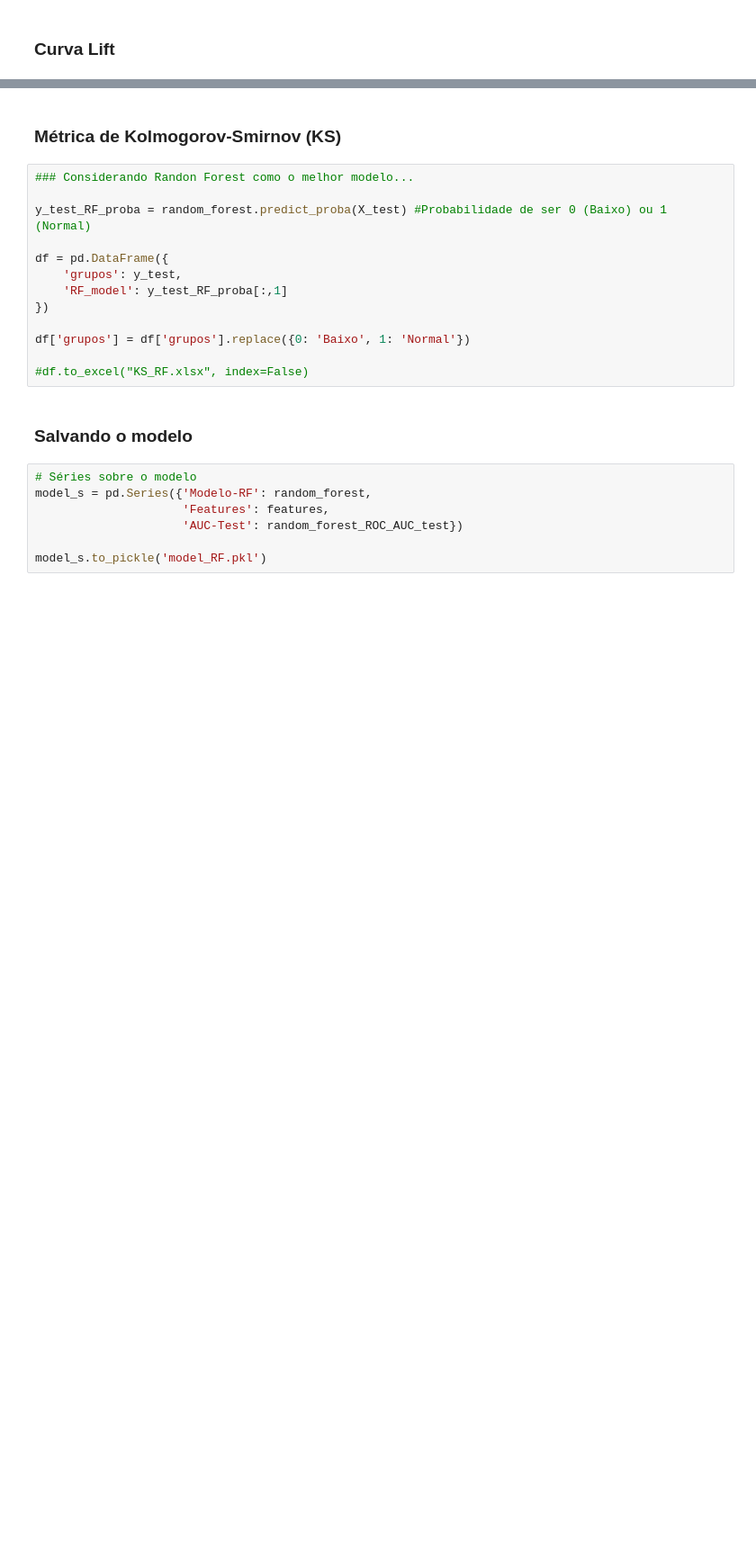
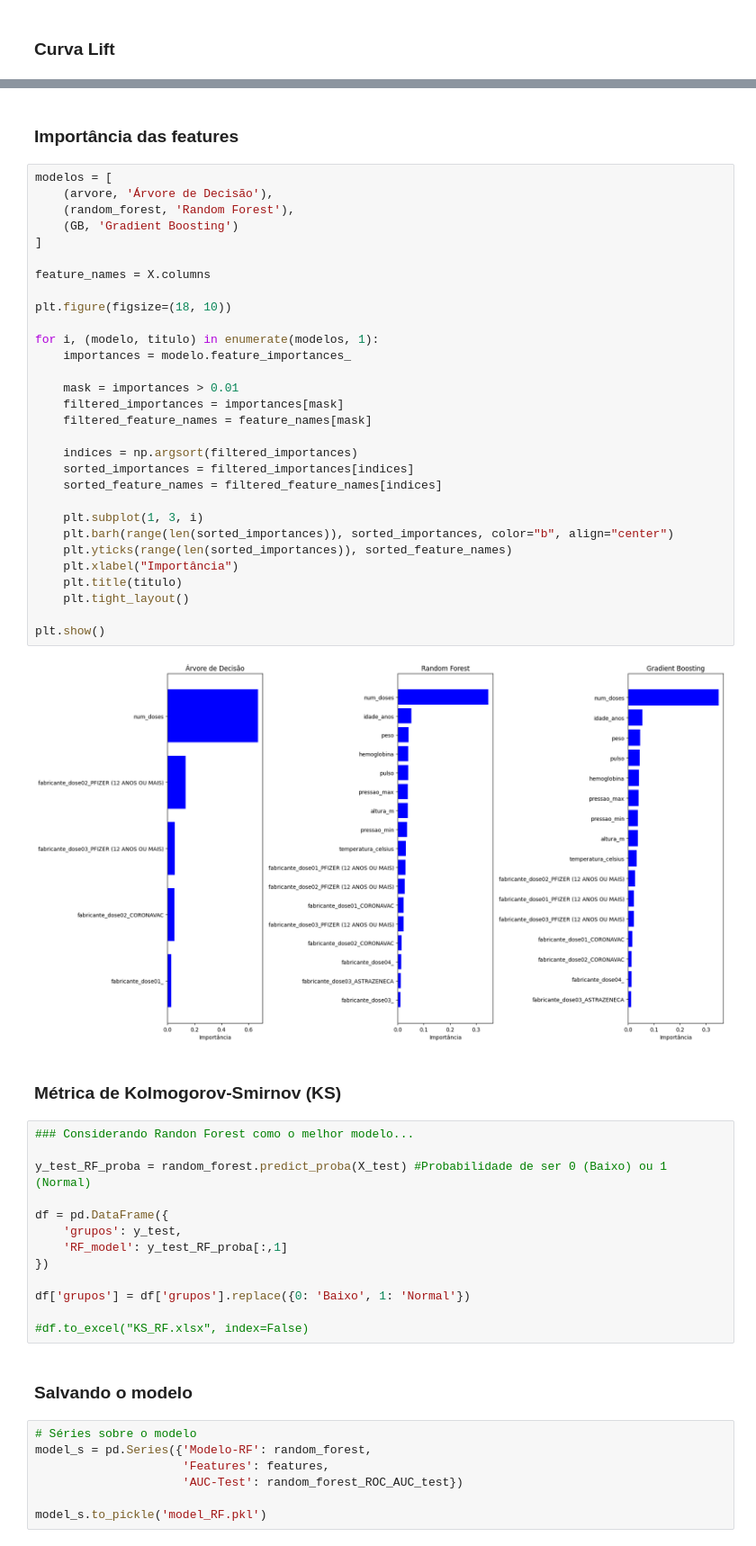
Before and after one commit to cleberaksenen/mestrado_ml, a Jupyter notebook: pipeline.ipynb, the cells around one changed output, grey strips where cells are left out. Shown: that part at 90% size. Drawn from its saved outputs; the diff is of its cells as text; blank space fills up the shorter version.

```diff
--- a/pipeline.ipynb
+++ b/pipeline.ipynb
@@ -525,3 +527,37 @@ plt.show()
+# %% [markdown]
+### Importância das features
+# %%
+modelos = [
+    (arvore, 'Árvore de Decisão'),
+    (random_forest, 'Random Forest'),
+    (GB, 'Gradient Boosting')
+]
+
+feature_names = X.columns
+
+plt.figure(figsize=(18, 10))
+
+for i, (modelo, titulo) in enumerate(modelos, 1):
+    importances = modelo.feature_importances_
+
+    mask = importances > 0.01
+    filtered_importances = importances[mask]
+    filtered_feature_names = feature_names[mask]
+
+    indices = np.argsort(filtered_importances)
+    sorted_importances = filtered_importances[indices]
+    sorted_feature_names = filtered_feature_names[indices]
+
+    plt.subplot(1, 3, i)
+    plt.barh(range(len(sorted_importances)), sorted_importances, color="b", align="center")
+    plt.yticks(range(len(sorted_importances)), sorted_feature_names)
+    plt.xlabel("Importância")
+    plt.title(titulo)
+    plt.tight_layout()
+
+plt.show()
+# %% [output]
+[figure, added]
 # %% [markdown]
 ### Métrica de Kolmogorov-Smirnov (KS)
 # %%
```
Also changed, not shown: parts of 7 cells of this notebook, 4 other files.
